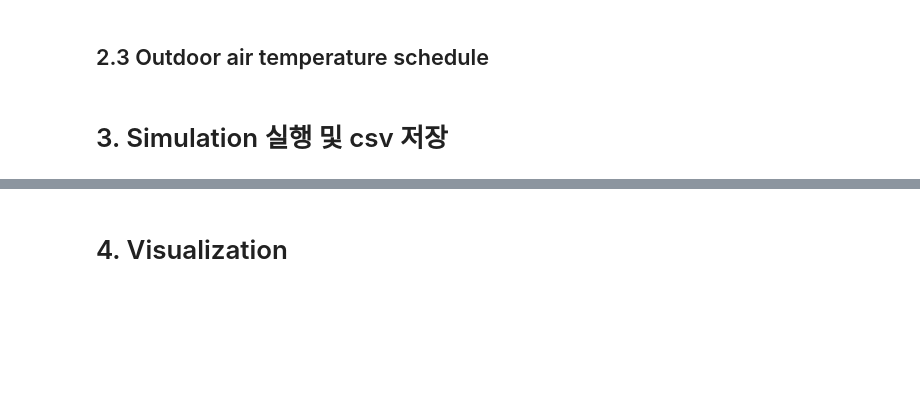
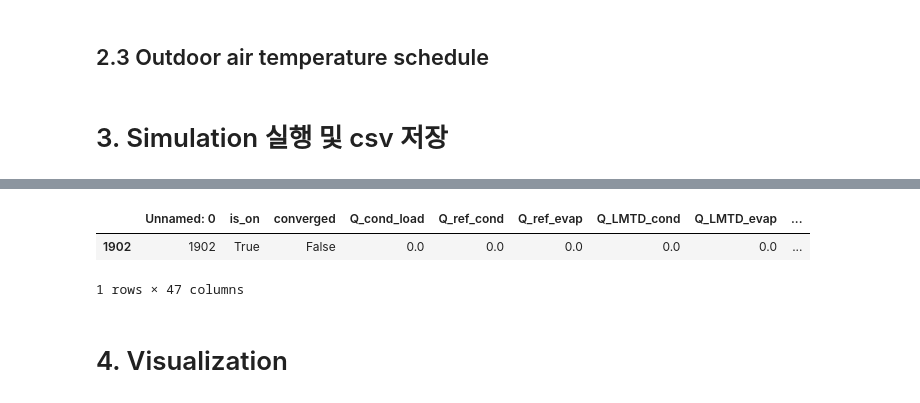
Before and after one commit to bet-lab/enex_analysis_engine, a Jupyter notebook: simulation/ASHPB_plot.ipynb, the cells around one changed output, grey strips where cells are left out. Drawn from its saved outputs; the diff is of its cells as text; code cells hidden in the pictures; blank space fills up the shorter version.

```diff
--- a/simulation/ASHPB_plot.ipynb
+++ b/simulation/ASHPB_plot.ipynb
@@ -161,3 +177,13 @@ sim_results_df = ashpb_model.run_simulation(
+# %%
+df = pd.read_csv('../result/ashpb_simulation_results.csv')
+false_converged_indices = df.index[df['converged'] == False].tolist()
+false_converged_indices
+# len(false_converged_indices)
+df[df['converged']==False]
+# %% [output]
+|  | Unnamed: 0 | is_on | converged | Q_cond_load | Q_ref_cond | Q_ref_evap | Q_LMTD_cond | Q_LMTD_evap | ... |
+| 1902 | 1902 | True | False | 0.0 | 0.0 | 0.0 | 0.0 | 0.0 | ... |
+1 rows × 47 columns
 # %% [markdown]
 # 4. Visualization
 # %% [markdown]
```
Also changed, not shown: parts of 22 cells of this notebook, 9 other files.
